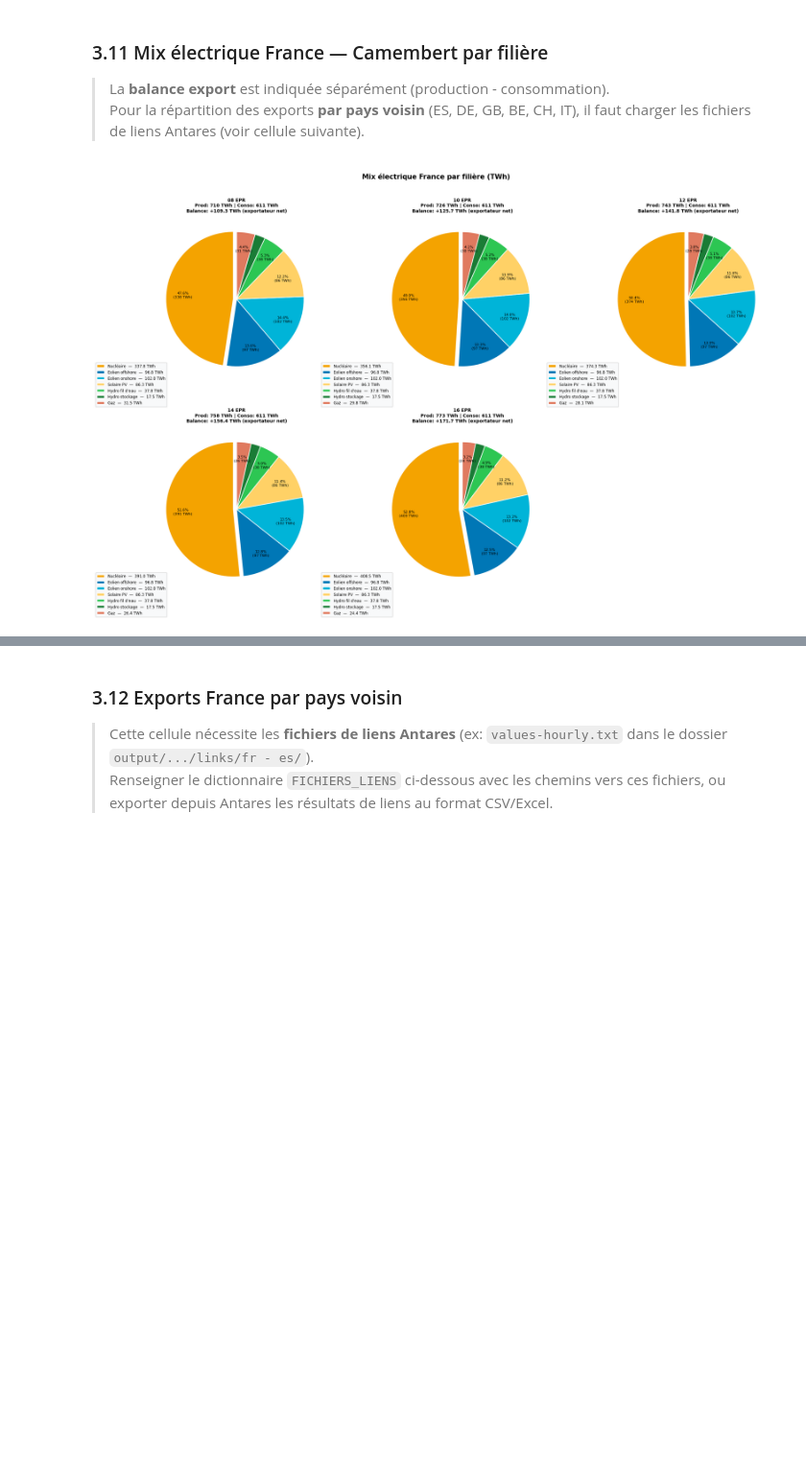
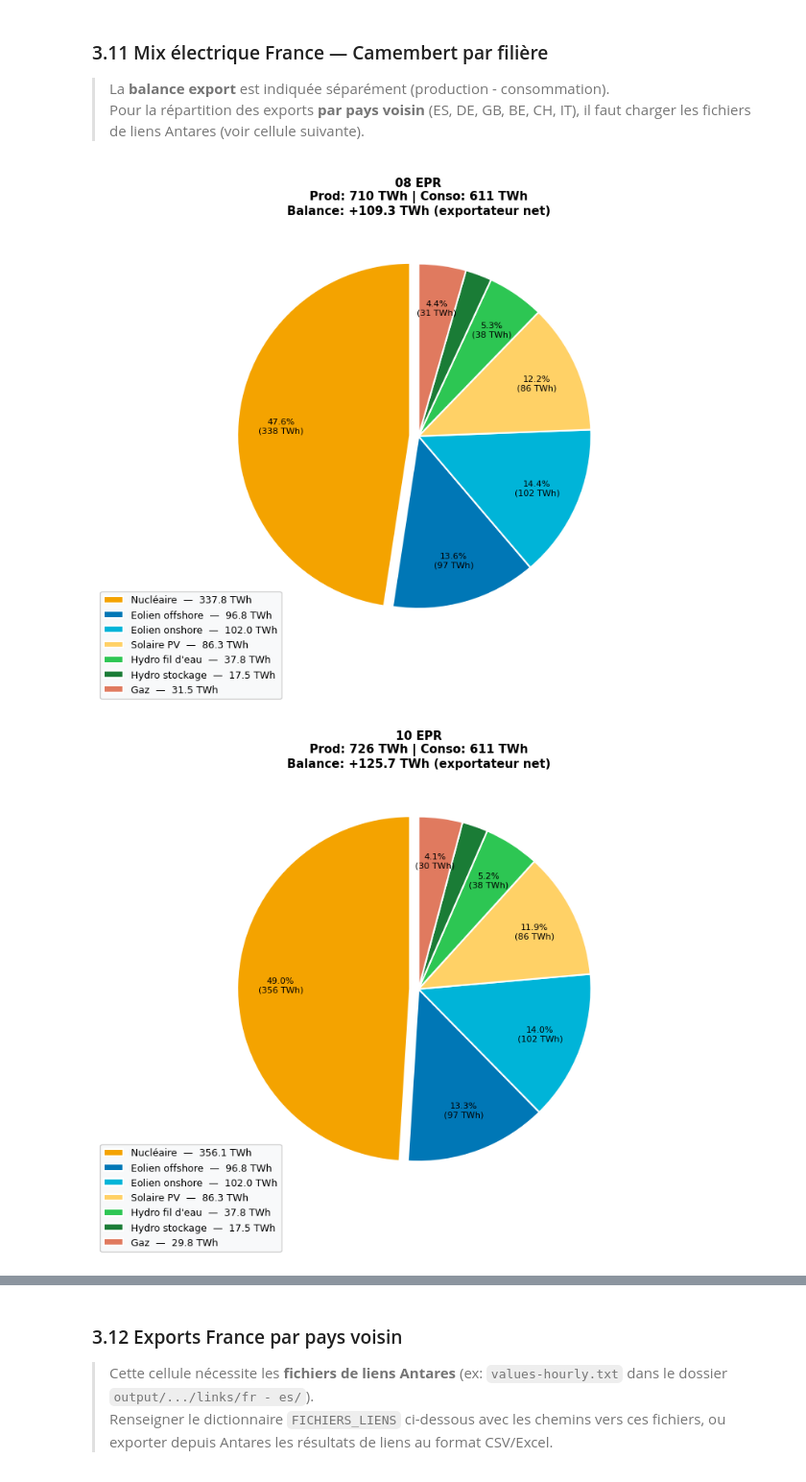
Before and after one commit to FlavBaz/Antares, a Jupyter notebook: antares_epr_analysis.ipynb, the cells around one changed output, grey strips where cells are left out. Shown at 96% size. Saved outputs shown, nothing was run; the diff lists cells and outputs as text; code cells hidden in the pictures; blank space fills up the shorter version.

Commit message:
vf graph

```diff
--- a/antares_epr_analysis.ipynb
+++ b/antares_epr_analysis.ipynb
@@ -877,6 +871,7 @@ Scénario                    Recette (G€)   Recette/MWh   FC moyen   Manque (G
 > Pour la répartition des exports **par pays voisin** (ES, DE, GB, BE, CH, IT), il faut charger
 > les fichiers de liens Antares (voir cellule suivante).
 # %%
+# ...existing code...
 # Couleurs et sources du mix France
 MIX_SOURCES = {
     'Nucléaire':        ("('NUCLEAR', 'MWh', 'EXP')",       '#F4A300'),
@@ -886,22 +881,13 @@ MIX_SOURCES = {
     'Solaire toiture':  ("('SOLAR ROOFT', 'MWh', 'EXP')",   '#FFC300'),
     'Hydro fil d\'eau': ("('H. ROR', 'MWh', 'EXP')",        '#2DC653'),
     'Hydro stockage':   ("('H. STOR', 'MWh', 'EXP')",       '#1A7C36'),
-    'Gaz':              ("('GAS', 'MWh', 'EXP')",            '#E07A5F'),
-    'Fioul':            ("('OIL', 'MWh', 'EXP')",            '#6D6875'),
+    'Gaz':              ("('GAS', 'MWh', 'EXP')",           '#E07A5F'),
+    'Fioul':            ("('OIL', 'MWh', 'EXP')",           '#6D6875'),
 }
 
-n_sc = len(scenarios)
-ncols = min(3, n_sc)
-nrows = (n_sc + ncols - 1) // ncols
-fig, axes = plt.subplots(nrows, ncols, figsize=(7 * ncols, 7 * nrows))
-if n_sc == 1:
-    axes = [[axes]]
-elif nrows == 1:
-    axes = [axes]
-fig.suptitle('Mix électrique France par filière (TWh)', fontsize=15, fontweight='bold')
+import re
 
-for idx, scenario in enumerate(scenarios):
-    ax = axes[idx // ncols][idx % ncols]
+for scenario in scenarios:
     df_h = resultats_horaires[scenario]
 
     labels_pie, vals_pie, colors_pie = [], [], []
@@ -911,47 +897,54 @@ for idx, scenario in enumerate(scenarios):
             if v > 0.5:  # ignorer < 0.5 TWh
                 labels_pie.append(label)
                 vals_pie.append(v)
                 colors_pie.append(color)
 
+    if not vals_pie:
+        continue
+
     prod_totale = sum(vals_pie)
     load_col = "('LOAD', 'MWh', 'EXP')"
     balance_col = "('BALANCE', 'MWh', 'EXP')"
     conso = pd.to_numeric(df_h[load_col], errors='coerce').sum() / 1e6 if load_col in df_h.columns else 0
     balance = pd.to_numeric(df_h[balance_col], errors='coerce').sum() / 1e6 if balance_col in df_h.columns else 0
 
-    # Explode le nucléaire pour le mettre en valeur
+    fig, ax = plt.subplots(figsize=(8, 7))
+
     explode = [0.05 if 'Nucl' in l else 0 for l in labels_pie]
-
-    wedges, texts, autotexts = ax.pie(
-        vals_pie, labels=None, colors=colors_pie,
+    wedges, _, autotexts = ax.pie(
+        vals_pie,
+        labels=None,
+        colors=colors_pie,
         autopct=lambda p: f'{p:.1f}%\n({p*prod_totale/100:.0f} TWh)' if p > 3 else '',
-        startangle=90, explode=explode,
+        startangle=90,
+        explode=explode,
         wedgeprops={'edgecolor': 'white', 'linewidth': 1.5},
         pctdistance=0.75
     )
     for t in autotexts:
         t.set_fontsize(8)
 
-    # Légende avec TWh
     legend_labels = [f'{l}  —  {v:.1f} TWh' for l, v in zip(labels_pie, vals_pie)]
-    ax.legend(wedges, legend_labels, loc='lower left', bbox_to_anchor=(-0.35, -0.15),
-              fontsize=8.5, framealpha=0.9)
+    ax.legend(
+        wedges, legend_labels,
+        loc='lower left', bbox_to_anchor=(-0.25, -0.12),
+        fontsize=9, framealpha=0.9
+    )
 
     signe = '+' if balance >= 0 else ''
     direction = 'exportateur net' if balance >= 0 else 'importateur net'
     ax.set_title(
         f'{scenario}\n'
         f'Prod: {prod_totale:.0f} TWh | Conso: {conso:.0f} TWh\n'
         f'Balance: {signe}{balance:.1f} TWh ({direction})',
-        fontsize=10, fontweight='bold'
+        fontsize=11, fontweight='bold'
     )
 
-# Masquer les axes vides
-for idx in range(n_sc, nrows * ncols):
-    axes[idx // ncols][idx % ncols].set_visible(False)
-
-plt.tight_layout(rect=[0, 0, 1, 0.96])
-plt.savefig('fig_camembert_mix.png', dpi=150, bbox_inches='tight')
-plt.show()
+    plt.tight_layout()
+    safe_name = re.sub(r'[^A-Za-z0-9_-]+', '_', scenario).strip('_')
+    plt.savefig(f'fig_camembert_mix_{safe_name}.png', dpi=150, bbox_inches='tight')
+    plt.show()
+# ...existing code...
 # %% [output]
-[figure, old version]
+[figure, new version]
+[figure, added]
```
Also changed, not shown: parts of 2 cells of this notebook, 7 other files.
